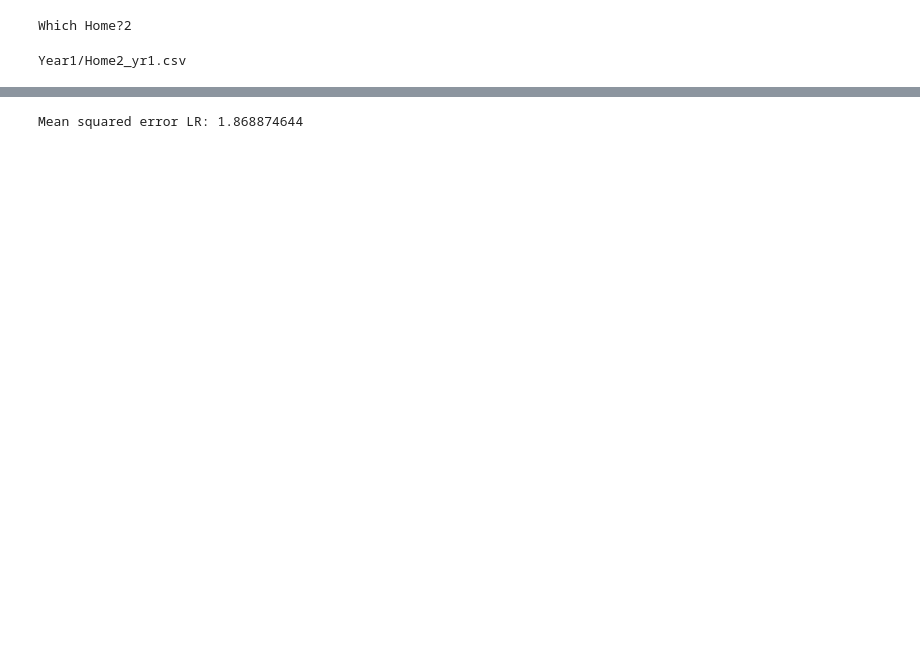
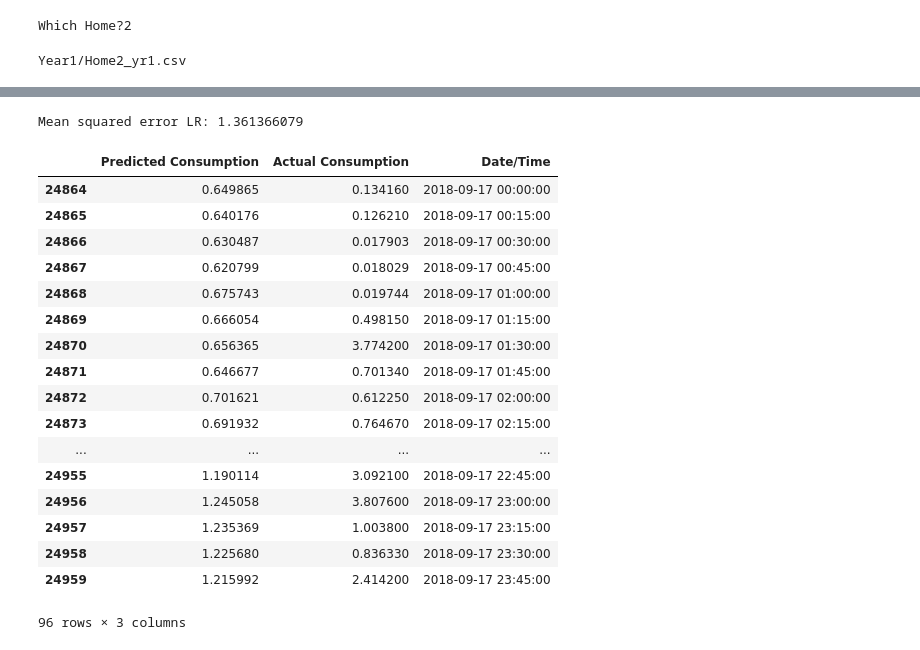
Before and after one commit to vaishrohan1709/Smart_Energy_Forecast_1, a Jupyter notebook: Assignment.ipynb, the cells around one changed output, grey strips where cells are left out. Cells and saved outputs as stored; diff of their text form; code cells hidden in the pictures; blank space fills up the shorter version.

```diff
--- a/Assignment.ipynb
+++ b/Assignment.ipynb
@@ -91,19 +91,37 @@ y_test = df[['Consumption']][i:96+i]
 # %%
 regr = linear_model.LinearRegression()
 regr.fit(x_train, y_train)
 y_pred_r = regr.predict(x_test)
 print("Mean squared error LR: %.9f"
       % mean_squared_error(y_test,y_pred_r))
 y_pred_r = pd.DataFrame({'Predicted Consumption':y_pred_r[:,0]}, index=y_test.index)
 dur = [dt for dt in
        datetime_range(datetime(2018, int(month), int(date), int(hour), int(minute)), datetime(2018, 12 , 31 , 23),
        timedelta(minutes=15))]
 dur = dur[0:96]
 y_pred_r['Actual Consumption'] = y_test
 y_pred_r['Date/Time'] = dur
-#display(y_pred_r)
+display(y_pred_r)
 # %% [output]
-Mean squared error LR: 1.868874644
+Mean squared error LR: 1.361366079
+|  | Predicted Consumption | Actual Consumption | Date/Time |
+| 24864 | 0.649865 | 0.134160 | 2018-09-17 00:00:00 |
+| 24865 | 0.640176 | 0.126210 | 2018-09-17 00:15:00 |
+| 24866 | 0.630487 | 0.017903 | 2018-09-17 00:30:00 |
+| 24867 | 0.620799 | 0.018029 | 2018-09-17 00:45:00 |
+| 24868 | 0.675743 | 0.019744 | 2018-09-17 01:00:00 |
+| 24869 | 0.666054 | 0.498150 | 2018-09-17 01:15:00 |
+| 24870 | 0.656365 | 3.774200 | 2018-09-17 01:30:00 |
+| 24871 | 0.646677 | 0.701340 | 2018-09-17 01:45:00 |
+| 24872 | 0.701621 | 0.612250 | 2018-09-17 02:00:00 |
+| 24873 | 0.691932 | 0.764670 | 2018-09-17 02:15:00 |
+| ... | ... | ... | ... |
+| 24955 | 1.190114 | 3.092100 | 2018-09-17 22:45:00 |
+| 24956 | 1.245058 | 3.807600 | 2018-09-17 23:00:00 |
+| 24957 | 1.235369 | 1.003800 | 2018-09-17 23:15:00 |
+| 24958 | 1.225680 | 0.836330 | 2018-09-17 23:30:00 |
+| 24959 | 1.215992 | 2.414200 | 2018-09-17 23:45:00 |
+96 rows × 3 columns
 # %%
 regr = KNeighborsRegressor(n_neighbors=1)
 regr.fit(x_train, y_train)
```
Also changed, not shown: parts of 4 cells of this notebook.
